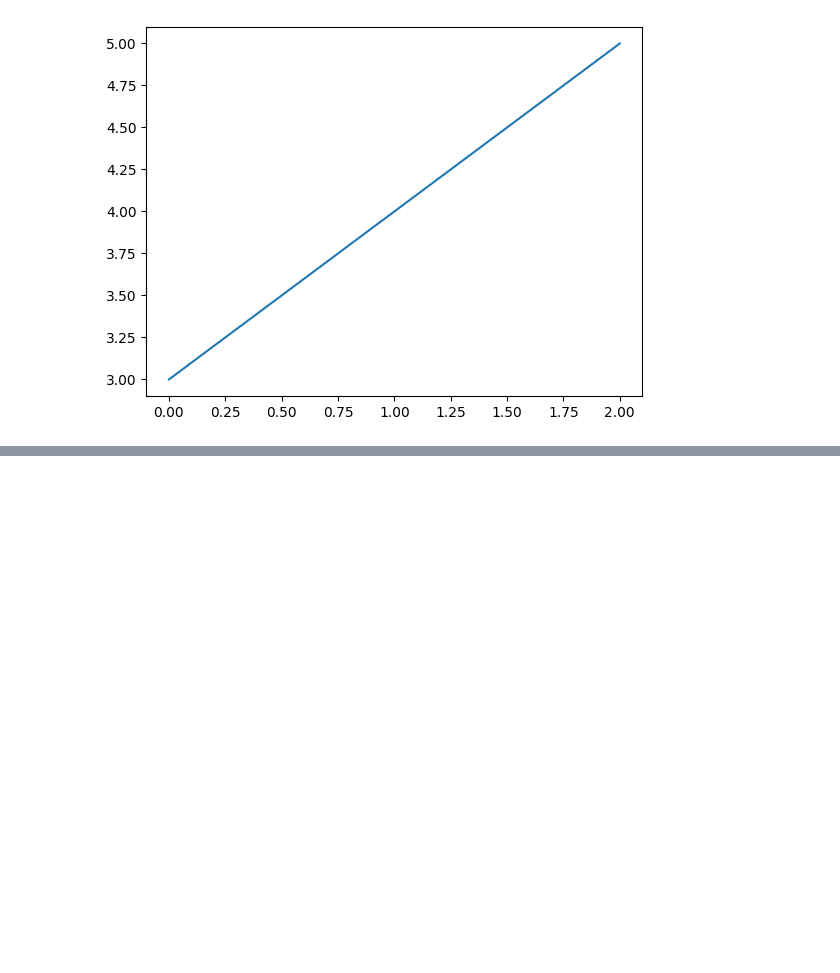
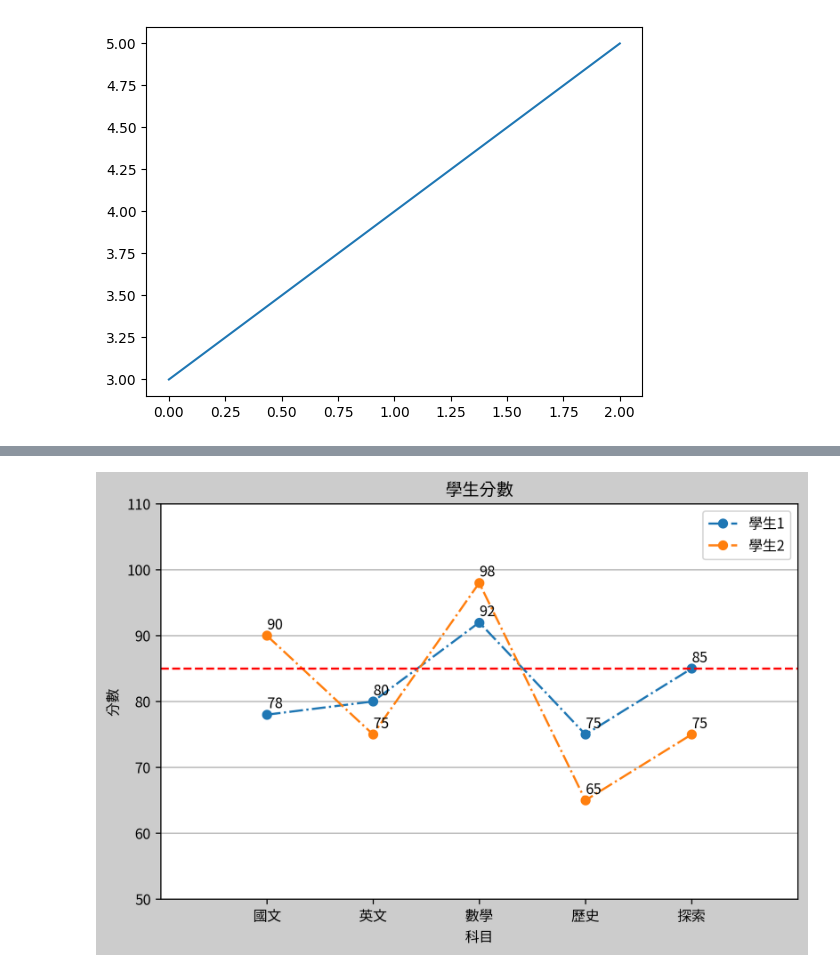
Before and after one commit to YEN-ZT/python_analysis, a Jupyter notebook: lesson13/lesson13-1.ipynb, the cells around one changed output, grey strips where cells are left out. Cells and saved outputs as stored; diff of their text form; code cells hidden in the pictures; blank space fills up the shorter version.

```diff
--- a/lesson13/lesson13-1.ipynb
+++ b/lesson13/lesson13-1.ipynb
@@ -19,0 +76,27 @@ plt.show()
+# %%
+#標準寫法
+figure = plt.figure(figsize=(8, 5),dpi=240,facecolor='#cccccc')
+axes = figure.add_subplot(1,1,1)
+axes.set_title("學生分數")
+axes.set_xlabel("科目")
+axes.set_ylabel("分數")
+axes.plot(subjects,stu1_values,marker='o',linestyle='-.',label="學生1")
+axes.plot(subjects,stu2_values,marker='o',linestyle='-.',label="學生2")
+axes.hlines(85,xmin=-1,xmax=6,colors='red',linestyles='--')
+x_locations = axes.get_xticks()
+y_locations = axes.get_yticks()
+#print(axes.get_xticklabels())
+#axes.set_xticklabels(['chinese', 'english', 'math', 'history', 'discover'])
+axes.set_xlim(xmin=min(x_locations)-1,xmax=max(x_locations)+1)
+axes.set_ylim(ymin=min(y_locations)-10,ymax=max(y_locations)+10)
+
+for x in x_locations:
+    axes.annotate(str(stu1_values[x]),(x,stu1_values[x]+1))
+    axes.annotate(str(stu2_values[x]),(x,stu2_values[x]+1))
+#axes.annotate("註解",(0,80))
+axes.legend()
+axes.grid(axis='y')
+plt.show()
+plt.close()
+# %% [output]
+[figure, added]
```
Also changed, not shown: parts of 5 cells of this notebook.
